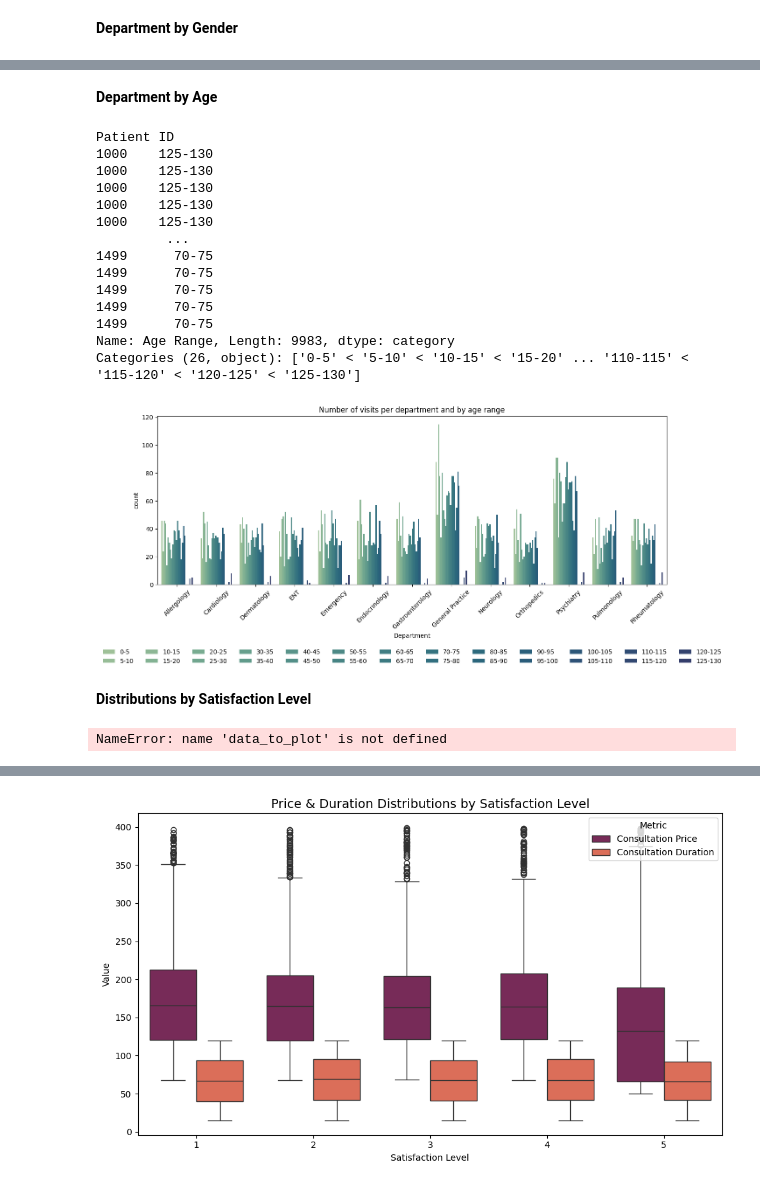
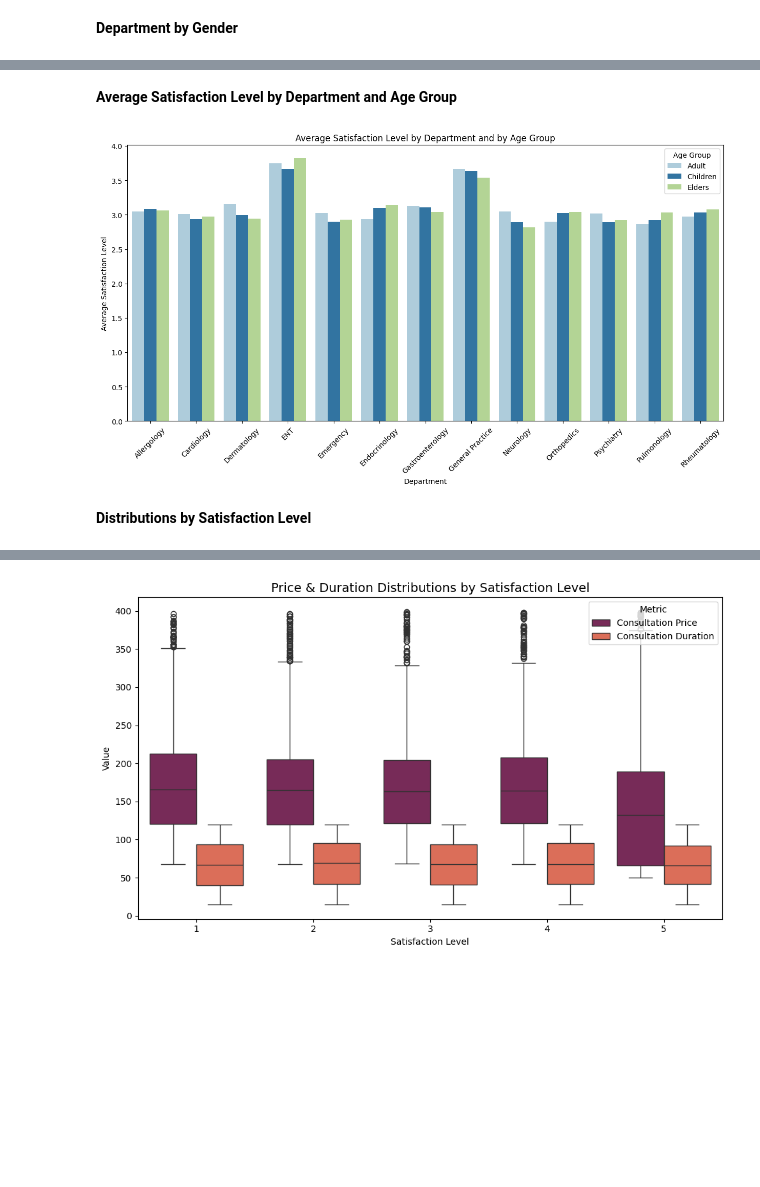
Before and after one commit to amdbsilva/pre-processing, a Jupyter notebook: projeto de datapreprocessing.ipynb, the cells around one changed output, grey strips where cells are left out. Cells and saved outputs as stored; diff of their text form; code cells hidden in the pictures; blank space fills up the shorter version.

Commit message:
age range + age group + graficos rosa

```diff
--- a/projeto de datapreprocessing.ipynb
+++ b/projeto de datapreprocessing.ipynb
@@ -786,13 +793,28 @@ data[data.duplicated()]
 # %%
-data['Income_log'] = np.log(data['Approximate Annual Income'])
-data['Income_log'].replace(-np.inf, 0, inplace=True) # since log(0) is -inf, we have to cap this feature
-data['Consultation_price_log'] = np.log(data['Consultation Price'])
+data['Income_log'] = np.log1p(data['Approximate Annual Income']).astype('float64')
+data['Consultation_price_log'] = np.log1p(data['Consultation Price']).astype('float64')
+
 data['Insurance Coverage Percentage'] = (data['Insurance Coverage'].div(data['Consultation Price'])).round(2)
 
-max_age = data['Age'].max()
-age_bins = list(range(0, max_age + 5, 5))
-age_labels = [f"{age_bins[i]}-{age_bins[i+1]}" for i in range(len(age_bins)-1)]
-data['Age Range'] = pd.cut(data['Age'], bins=age_bins, labels=age_labels, include_lowest=True, right=True)
+def define_age_group(age):
+    if age<18:
+        return 'Children'
+    elif age < 65:
+        return 'Adult'
+    else:
+        return 'Elders'
+
+data['Age Group'] = data['Age'].apply(define_age_group)
+
+def define_age_range(age):
+    if age<18:
+        return '[0-17]'
+    elif age < 65:
+        return '[18-64]'
+    else:
+        return '[65-127]'
+
+data['Age Range'] = data['Age'].apply(define_age_range)
 
 from datetime import datetime
 
@@ -912,35 +935,17 @@ plt.show()
 # %% [markdown]
-**Department by Age**
+**Average Satisfaction Level by Department and Age Group**
-# %%
-data['Age Range']
-# %% [output]
-Patient ID
-1000    125-130
-1000    125-130
-1000    125-130
-1000    125-130
-1000    125-130
-         ...
-1499      70-75
-1499      70-75
-1499      70-75
-1499      70-75
-1499      70-75
-Name: Age Range, Length: 9983, dtype: category
-Categories (26, object): ['0-5' < '5-10' < '10-15' < '15-20' ... '110-115' < '115-120' < '120-125' < '125-130']
 # %%
-fig= plt.subplots(figsize = (15,5))
-sns.countplot(data = data, x = 'Department', hue = 'Age Range', palette = 'crest')
+data_to_plot = data.groupby(['Department', 'Age Group'])['Satisfaction Level'].mean().reset_index()
+
+data_to_plot.rename(columns={'Satisfaction Level': 'Average Satisfaction Level'}, inplace=True)
+
+fig= plt.subplots(figsize = (15,7))
+sns.barplot(data=data_to_plot, x='Department', y='Average Satisfaction Level',
+            hue='Age Group', palette='Paired')
 plt.xticks(rotation = 45)
-plt.title('Number of visits per department and by age range')
-plt.legend(loc='upper center', bbox_to_anchor=(0.5, -0.35),
-           ncol=13, frameon=False)
+plt.title('Average Satisfaction Level by Department and by Age Group')
 plt.show()
 # %% [output]
-[figure, old version]
+[figure, new version]
 # %% [markdown]
 **Distributions by Satisfaction Level**
-# %%
-data_to_plot.groupby('Age Range').describe()
-# %% [output]
-NameError: name 'data_to_plot' is not defined
```
Also changed, not shown: parts of 32 cells of this notebook.
